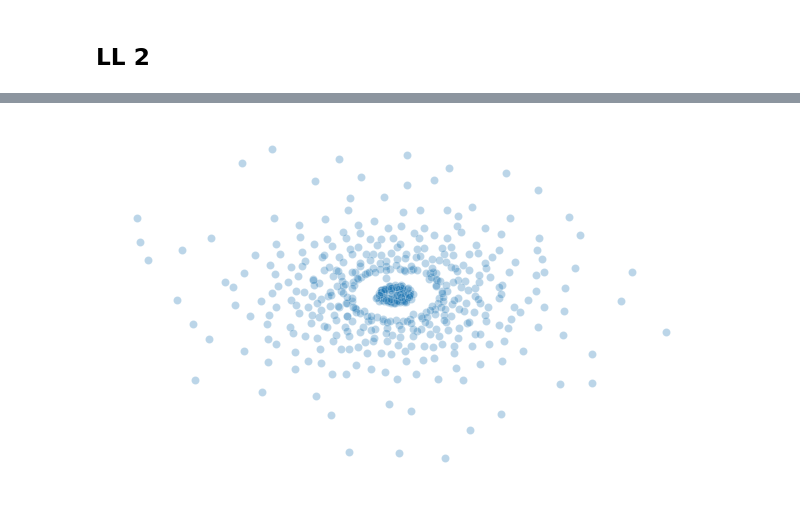
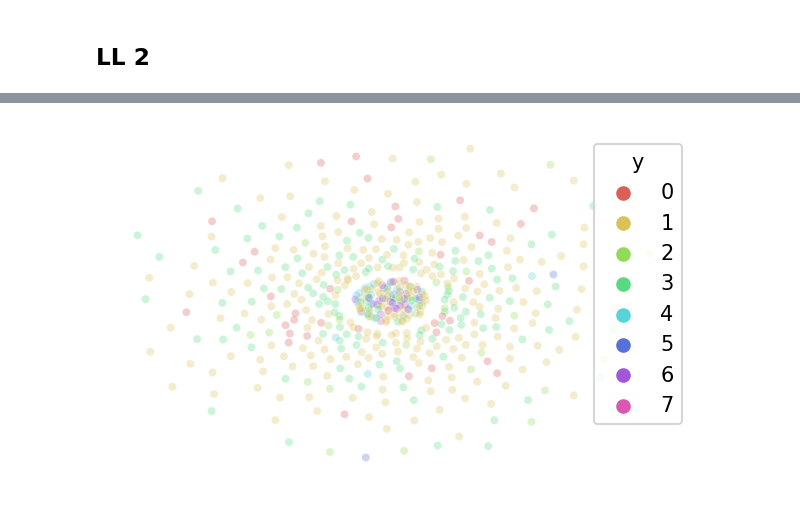
Before and after one commit to fedeghigo/Social-Data-Analysis, a Jupyter notebook: Elaborated Analysis.ipynb, the cells around one changed output, grey strips where cells are left out. Drawn from its saved outputs; the diff is of its cells as text; code cells hidden in the pictures.

```diff
--- a/Elaborated Analysis.ipynb
+++ b/Elaborated Analysis.ipynb
@@ -483,0 +530,3 @@ array([0, 6, 0, 0, 6, 0, 0, 6, 2, 0, 6, 6, 6, 0, 2, 6, 6, 6, 6, 6, 6, 0,
+# %%
+df["Cluster"]=assigned_clusters
+df
@@ -597,29 +690,31 @@ tsne_results = tsne.fit_transform(embeddings)
 # %%
 import matplotlib.pyplot as plt
 import seaborn as sns
 
 df_subset = pd.DataFrame()
 df_subset['tsne-one'] = tsne_results[:,0]
 df_subset['tsne-two'] = tsne_results[:,1]
+df_subset['y'] = df["Cluster"]
 
-fig = plt.figure(figsize=(5, 3), dpi = 150)
+fig = plt.figure(figsize=(5,3), dpi = 150)
 
 ax = plt.gca()
 
 ax.spines['top'].set_visible(False)
 ax.spines['right'].set_visible(False)
 ax.spines['bottom'].set_visible(False)
 ax.spines['left'].set_visible(False)
 
 ax.get_xaxis().set_ticks([])
 ax.get_yaxis().set_ticks([])
 
 sc = sns.scatterplot(
     x="tsne-one", y="tsne-two",
+    hue="y",
+    palette=sns.color_palette("hls", len(centroids)),
     data=df_subset,
-    legend=None,
     alpha=0.3,
     s=15
 )
 # %% [output]
-[figure, old version]
+[figure, new version]
```
Also changed, not shown: parts of 22 cells of this notebook.
